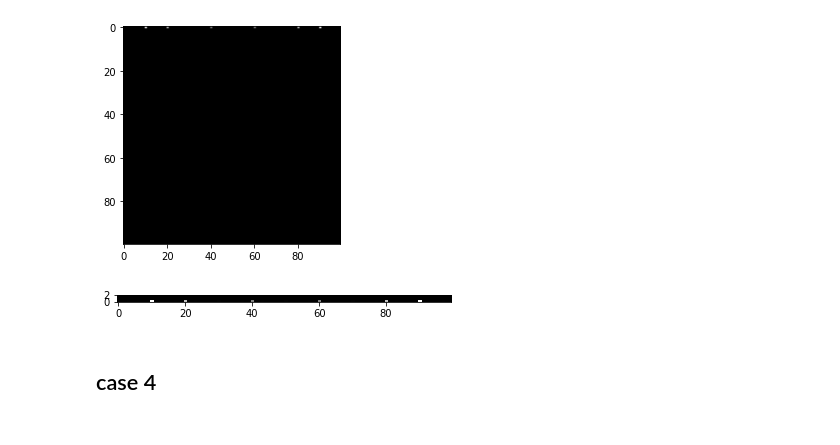
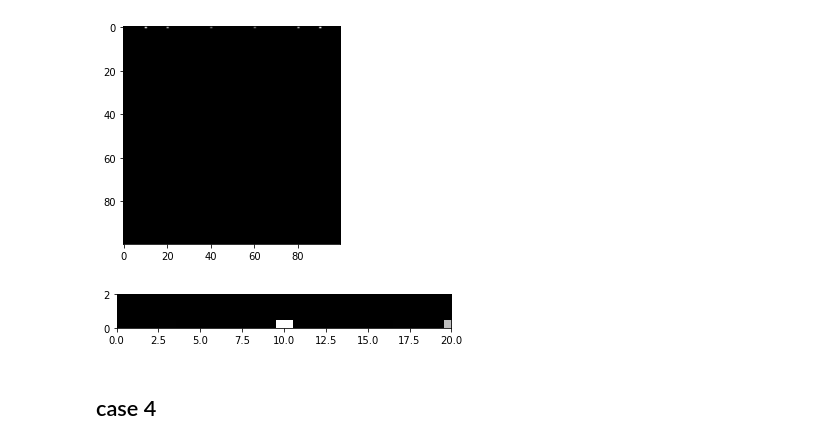
Before and after one commit to dudung/py-jupyter-nb, a Jupyter notebook: src/fft/image/sg_gen_fft.ipynb, the cells around one changed output. Saved outputs shown, nothing was run; the diff lists cells and outputs as text; code cells hidden in the pictures.

```diff
--- a/src/fft/image/sg_gen_fft.ipynb
+++ b/src/fft/image/sg_gen_fft.ipynb
@@ -198,11 +200,12 @@ width = 100
 height = 100
 [figure]
 # %%
+plt.xlim([0,20])
 plt.ylim([0,2])
 plt.imshow(im_in_fft, cmap='gray')
 plt.show()
 # %% [output]
-[figure, old version]
+[figure, new version]
 # %% [markdown]
 ## case 4
 # %%
```
Also changed, not shown: parts of 3 cells of this notebook, 2 other files.
